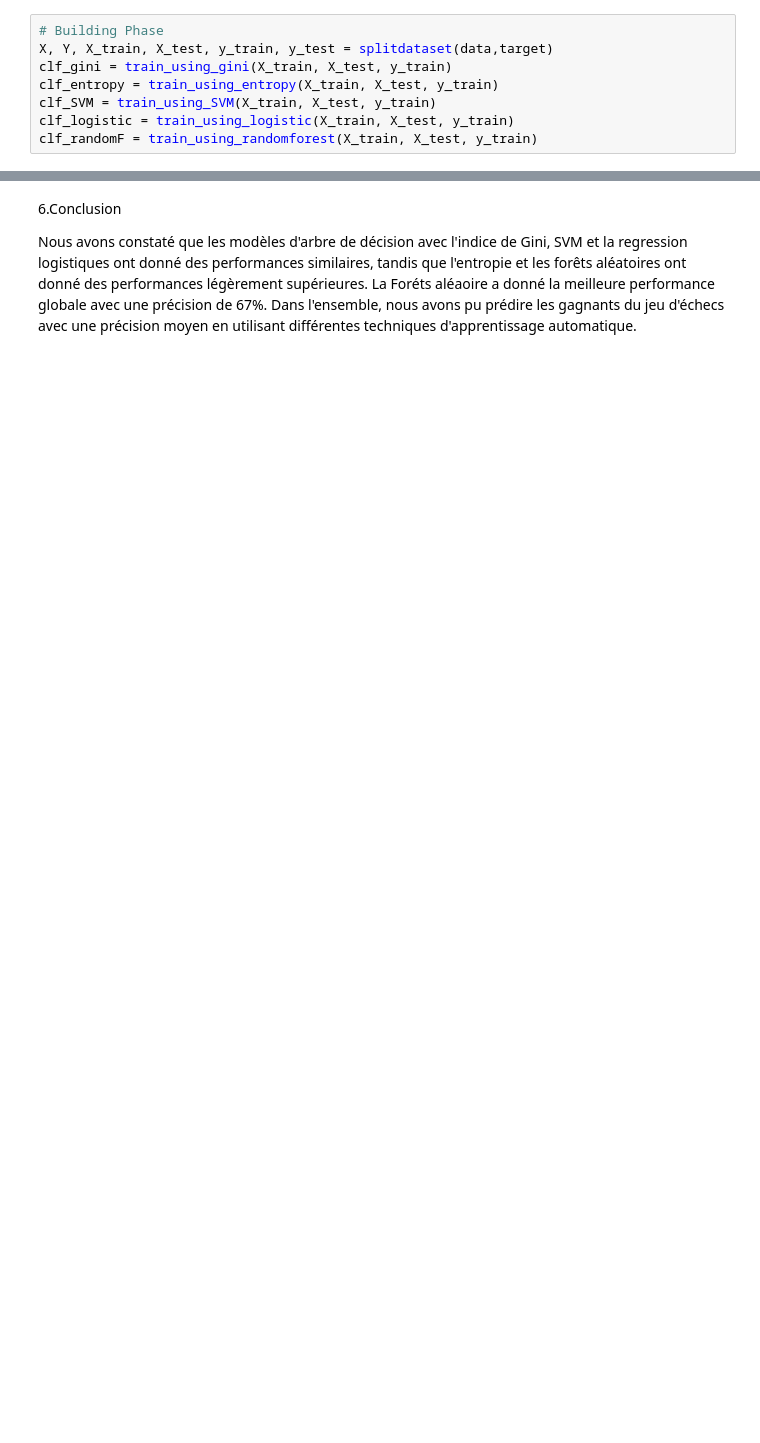
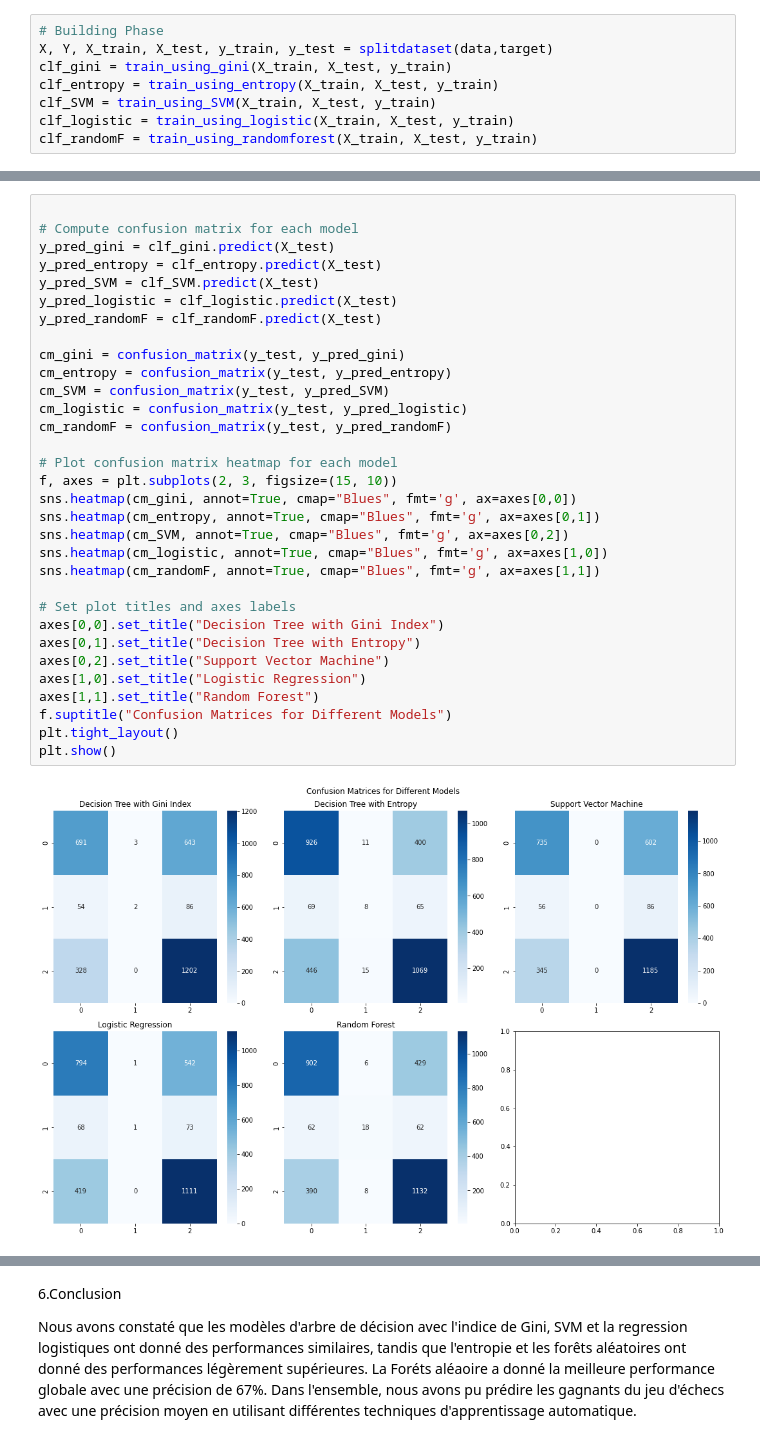
Before and after one commit to DayStayyy/Projet-Data, a Jupyter notebook: notebooks/ChessMatchPrediction.ipynb, the cells around one changed output, grey strips where cells are left out. Cells and saved outputs as stored; diff of their text form; blank space fills up the shorter version.

Commit message:
match prediction graph

```diff
--- a/notebooks/ChessMatchPrediction.ipynb
+++ b/notebooks/ChessMatchPrediction.ipynb
@@ -312,0 +324,34 @@ weighted avg       0.67      0.67      0.66      3009
+# %%
+
+# Compute confusion matrix for each model
+y_pred_gini = clf_gini.predict(X_test)
+y_pred_entropy = clf_entropy.predict(X_test)
+y_pred_SVM = clf_SVM.predict(X_test)
+y_pred_logistic = clf_logistic.predict(X_test)
+y_pred_randomF = clf_randomF.predict(X_test)
+
+cm_gini = confusion_matrix(y_test, y_pred_gini)
+cm_entropy = confusion_matrix(y_test, y_pred_entropy)
+cm_SVM = confusion_matrix(y_test, y_pred_SVM)
+cm_logistic = confusion_matrix(y_test, y_pred_logistic)
+cm_randomF = confusion_matrix(y_test, y_pred_randomF)
+
+# Plot confusion matrix heatmap for each model
+f, axes = plt.subplots(2, 3, figsize=(15, 10))
+sns.heatmap(cm_gini, annot=True, cmap="Blues", fmt='g', ax=axes[0,0])
+sns.heatmap(cm_entropy, annot=True, cmap="Blues", fmt='g', ax=axes[0,1])
+sns.heatmap(cm_SVM, annot=True, cmap="Blues", fmt='g', ax=axes[0,2])
+sns.heatmap(cm_logistic, annot=True, cmap="Blues", fmt='g', ax=axes[1,0])
+sns.heatmap(cm_randomF, annot=True, cmap="Blues", fmt='g', ax=axes[1,1])
+
+# Set plot titles and axes labels
+axes[0,0].set_title("Decision Tree with Gini Index")
+axes[0,1].set_title("Decision Tree with Entropy")
+axes[0,2].set_title("Support Vector Machine")
+axes[1,0].set_title("Logistic Regression")
+axes[1,1].set_title("Random Forest")
+f.suptitle("Confusion Matrices for Different Models")
+plt.tight_layout()
+plt.show()
+# %% [output]
+[figure, added]
```
Also changed, not shown: parts of 10 cells of this notebook.
